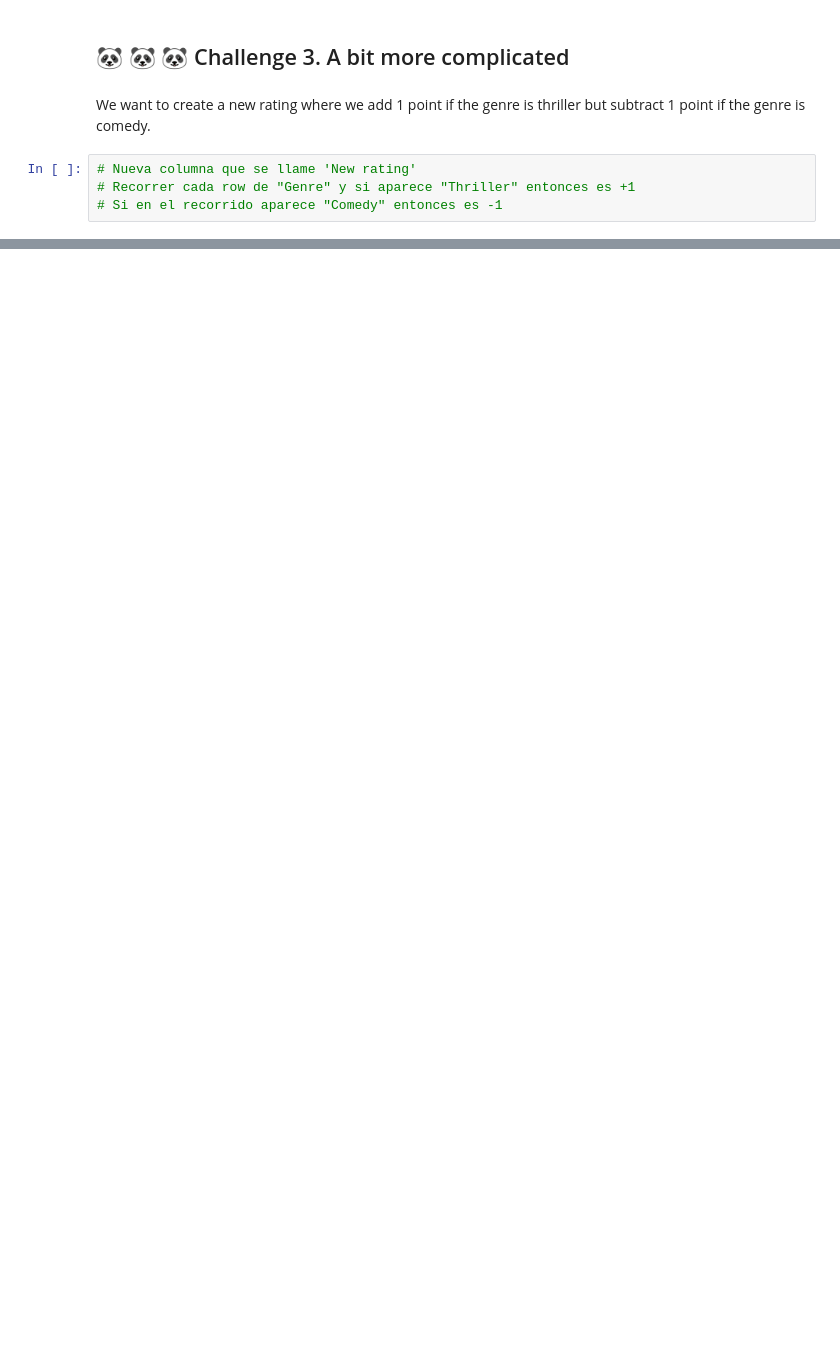
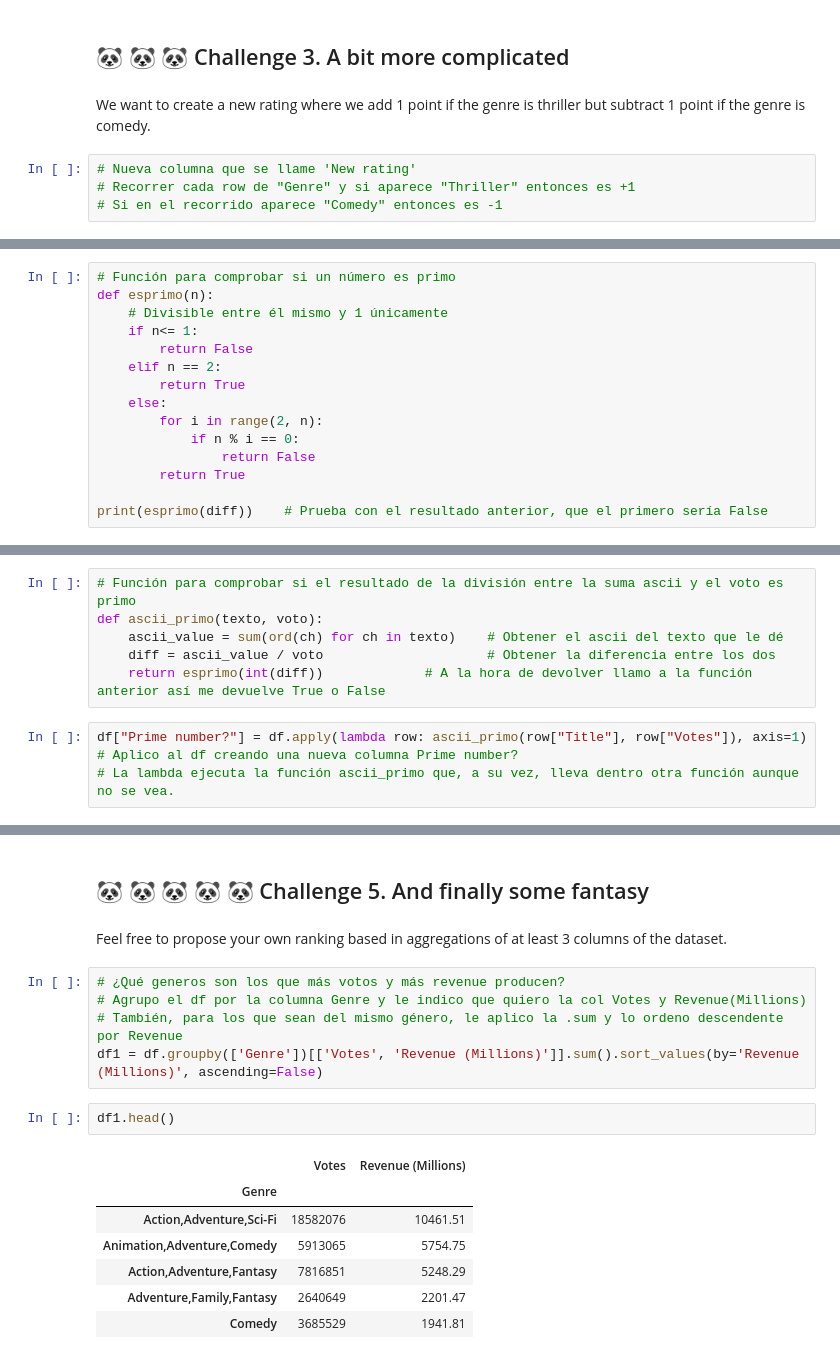
Before and after one commit to potacho/pandas_apply_lambda, a Jupyter notebook: notebooks/your_code_here.ipynb, the cells around one changed output, grey strips where cells are left out. Cells and saved outputs as stored; diff of their text form; blank space fills up the shorter version.

Commit message:
Finished challenge 3, 4 y 5. Pdt bonus challenge

```diff
--- a/notebooks/your_code_here.ipynb
+++ b/notebooks/your_code_here.ipynb
@@ -155,0 +194,15 @@ def ranqueo(texto):
+# %%
+# Función para comprobar si un número es primo
+def esprimo(n):
+    # Divisible entre él mismo y 1 únicamente
+    if n<= 1:
+        return False
+    elif n == 2:
+        return True
+    else:
+        for i in range(2, n):
+            if n % i == 0:
+                return False
+        return True
+
+print(esprimo(diff))    # Prueba con el resultado anterior, que el primero sería False
@@ -155,0 +211,10 @@ def ranqueo(texto):
+# %%
+# Función para comprobar si el resultado de la división entre la suma ascii y el voto es primo
+def ascii_primo(texto, voto):
+    ascii_value = sum(ord(ch) for ch in texto)    # Obtener el ascii del texto que le dé
+    diff = ascii_value / voto                     # Obtener la diferencia entre los dos
+    return esprimo(int(diff))             # A la hora de devolver llamo a la función anterior así me devuelve True o False
+# %%
+df["Prime number?"] = df.apply(lambda row: ascii_primo(row["Title"], row["Votes"]), axis=1)
+# Aplico al df creando una nueva columna Prime number?
+# La lambda ejecuta la función ascii_primo que, a su vez, lleva dentro otra función aunque no se vea.
@@ -155,0 +230,19 @@ def ranqueo(texto):
+# %% [markdown]
+## 🐼 🐼 🐼 🐼 🐼 Challenge 5. And finally some fantasy
+# %% [markdown]
+Feel free to propose your own ranking based in aggregations of at least 3 columns of the dataset.
+# %%
+# ¿Qué generos son los que más votos y más revenue producen?
+# Agrupo el df por la columna Genre y le indico que quiero la col Votes y Revenue(Millions)
+# También, para los que sean del mismo género, le aplico la .sum y lo ordeno descendente por Revenue
+df1 = df.groupby(['Genre'])[['Votes', 'Revenue (Millions)']].sum().sort_values(by='Revenue (Millions)', ascending=False)
+# %%
+df1.head()
+# %% [output]
+|  | Votes | Revenue (Millions) |
+| Genre |  |  |
+| Action,Adventure,Sci-Fi | 18582076 | 10461.51 |
+| Animation,Adventure,Comedy | 5913065 | 5754.75 |
+| Action,Adventure,Fantasy | 7816851 | 5248.29 |
+| Adventure,Family,Fantasy | 2640649 | 2201.47 |
+| Comedy | 3685529 | 1941.81 |
```
Also changed, not shown: parts of 21 cells of this notebook.
